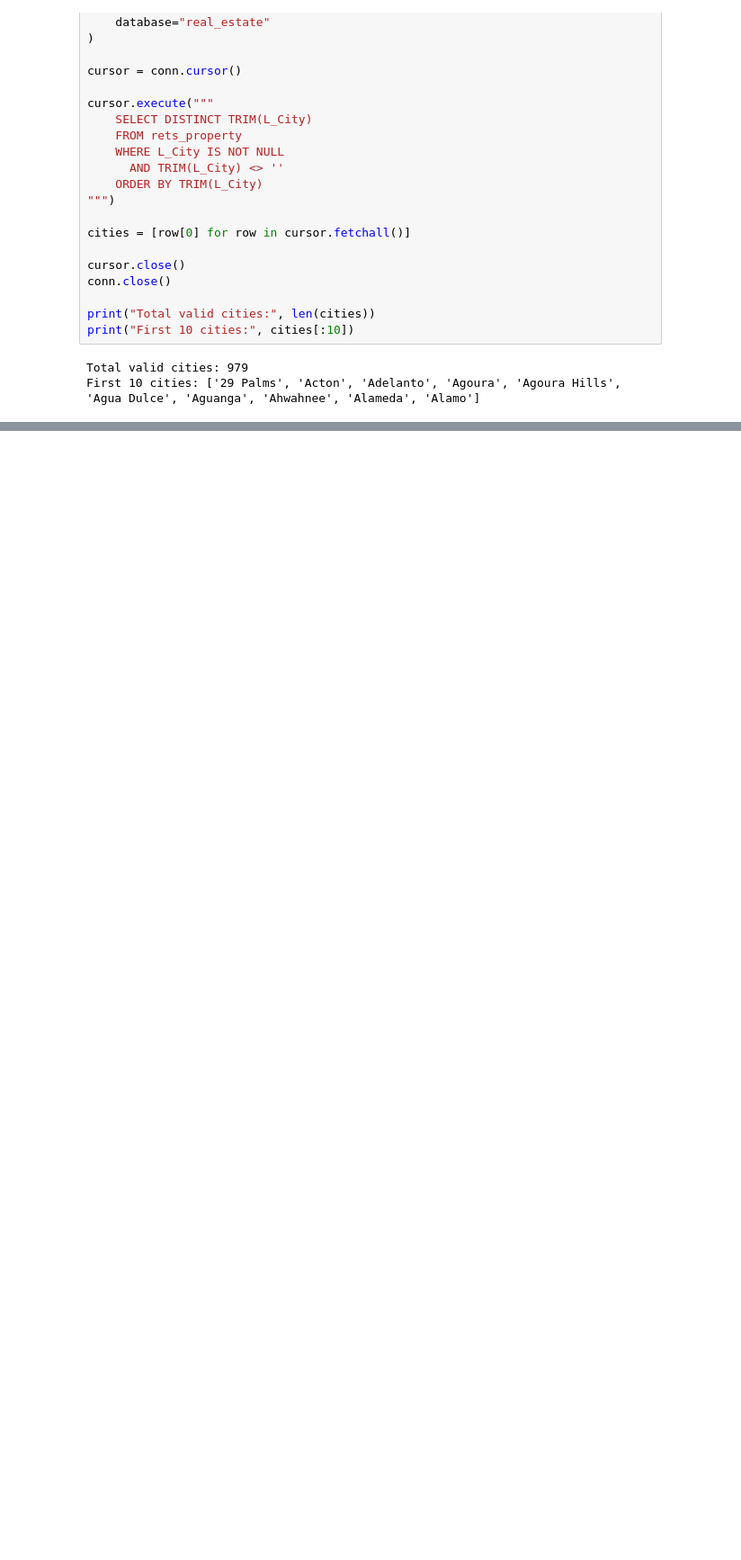
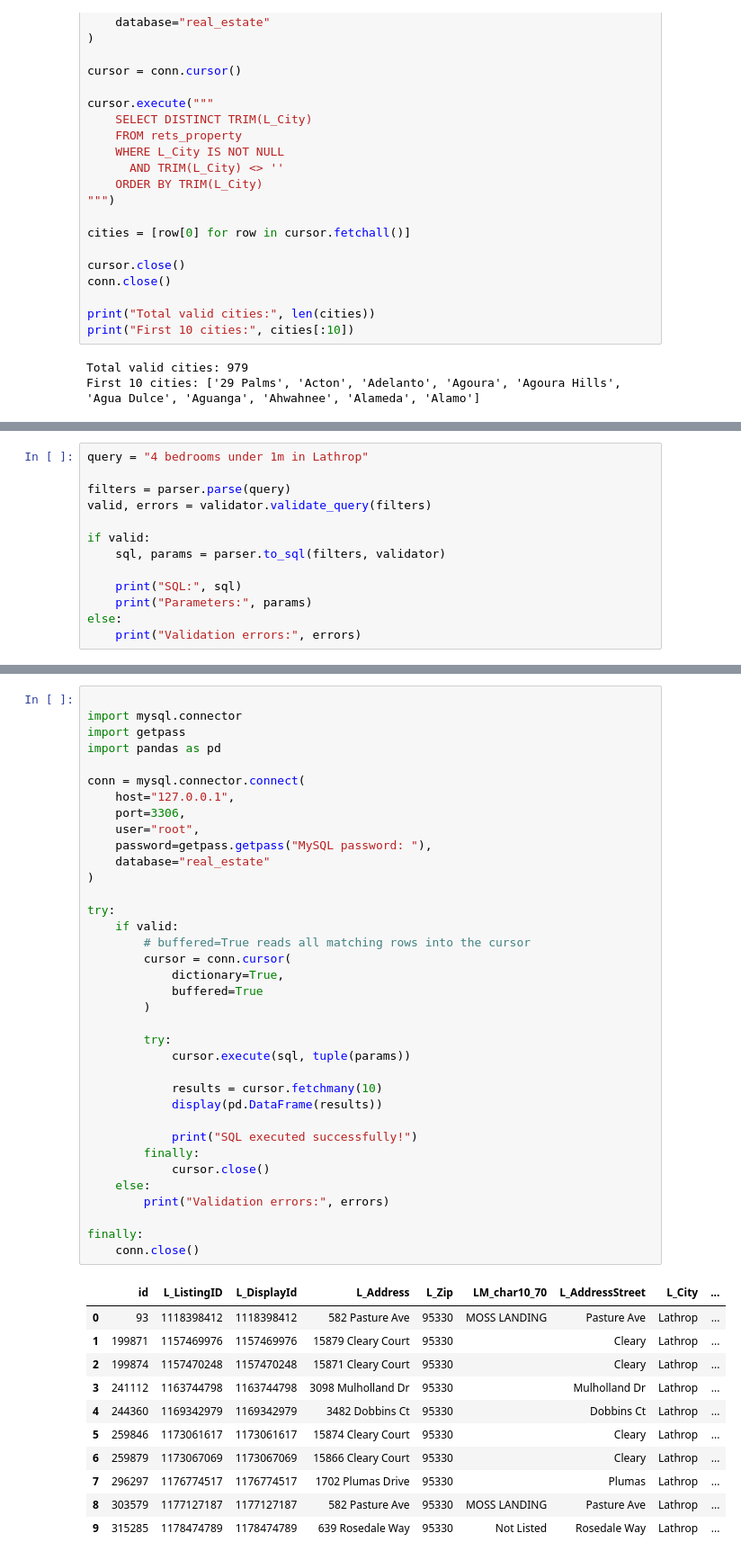
Before and after one commit to luoxuchen2/IDX-Exchange-NLP, a Jupyter notebook: notebooks/week4.ipynb, the cells around one changed output, grey strips where cells are left out. Shown at 90% size. Saved outputs shown, nothing was run; the diff lists cells and outputs as text; blank space fills up the shorter version.

```diff
--- a/notebooks/week4.ipynb
+++ b/notebooks/week4.ipynb
@@ -394,0 +425,13 @@ First 10 cities: ['29 Palms', 'Acton', 'Adelanto', 'Agoura', 'Agoura Hills', 'Ag
+# %%
+query = "4 bedrooms under 1m in Lathrop"
+
+filters = parser.parse(query)
+valid, errors = validator.validate_query(filters)
+
+if valid:
+    sql, params = parser.to_sql(filters, validator)
+
+    print("SQL:", sql)
+    print("Parameters:", params)
+else:
+    print("Validation errors:", errors)
@@ -394,0 +441,48 @@ First 10 cities: ['29 Palms', 'Acton', 'Adelanto', 'Agoura', 'Agoura Hills', 'Ag
+# %%
+
+import mysql.connector
+import getpass
+import pandas as pd
+
+conn = mysql.connector.connect(
+    host="127.0.0.1",
+    port=3306,
+    user="root",
+    password=getpass.getpass("MySQL password: "),
+    database="real_estate"
+)
+
+try:
+    if valid:
+        # buffered=True reads all matching rows into the cursor
+        cursor = conn.cursor(
+            dictionary=True,
+            buffered=True
+        )
+
+        try:
+            cursor.execute(sql, tuple(params))
+
+            results = cursor.fetchmany(10)
+            display(pd.DataFrame(results))
+
+            print("SQL executed successfully!")
+        finally:
+            cursor.close()
+    else:
+        print("Validation errors:", errors)
+
+finally:
+    conn.close()
+# %% [output]
+|  | id | L_ListingID | L_DisplayId | L_Address | L_Zip | LM_char10_70 | L_AddressStreet | L_City | ... |
+| 0 | 93 | 1118398412 | 1118398412 | 582 Pasture Ave | 95330 | MOSS LANDING | Pasture Ave | Lathrop | ... |
+| 1 | 199871 | 1157469976 | 1157469976 | 15879 Cleary Court | 95330 |  | Cleary | Lathrop | ... |
+| 2 | 199874 | 1157470248 | 1157470248 | 15871 Cleary Court | 95330 |  | Cleary | Lathrop | ... |
+| 3 | 241112 | 1163744798 | 1163744798 | 3098 Mulholland Dr | 95330 |  | Mulholland Dr | Lathrop | ... |
+| 4 | 244360 | 1169342979 | 1169342979 | 3482 Dobbins Ct | 95330 |  | Dobbins Ct | Lathrop | ... |
+| 5 | 259846 | 1173061617 | 1173061617 | 15874 Cleary Court | 95330 |  | Cleary | Lathrop | ... |
+| 6 | 259879 | 1173067069 | 1173067069 | 15866 Cleary Court | 95330 |  | Cleary | Lathrop | ... |
+| 7 | 296297 | 1176774517 | 1176774517 | 1702 Plumas Drive | 95330 |  | Plumas | Lathrop | ... |
+| 8 | 303579 | 1177127187 | 1177127187 | 582 Pasture Ave | 95330 | MOSS LANDING | Pasture Ave | Lathrop | ... |
+| 9 | 315285 | 1178474789 | 1178474789 | 639 Rosedale Way | 95330 | Not Listed | Rosedale Way | Lathrop | ... |
```
Also changed, not shown: parts of 6 cells of this notebook, 2 other files.
